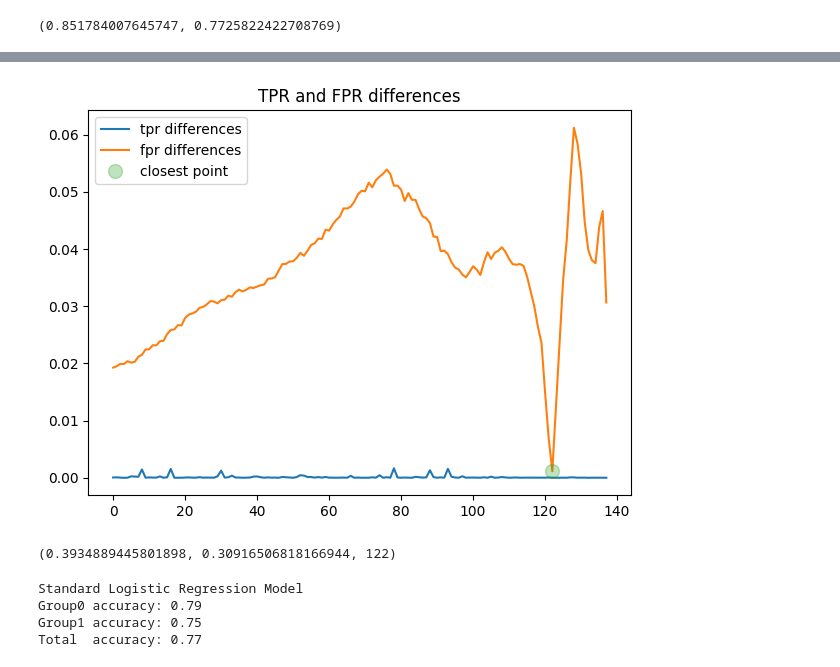
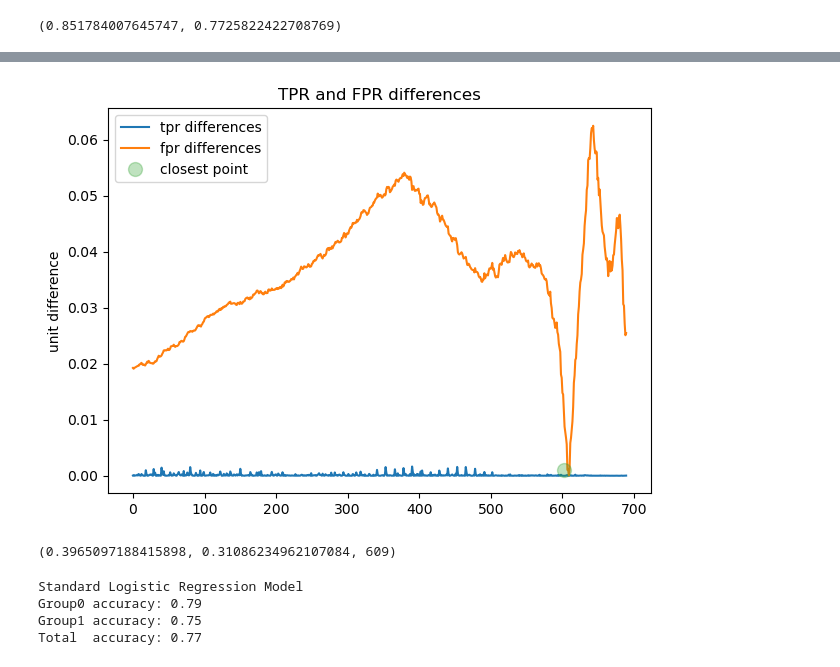
Before and after one commit to Xannadoo/Algorithmic_Fairness_Mandatories, a Jupyter notebook: Mandatory_1/afae24-assignment.ipynb, the cells around one changed output, grey strips where cells are left out. Saved outputs shown, nothing was run; the diff lists cells and outputs as text; code cells hidden in the pictures.

Commit message:
alternate thresholds found + altertnate method added

```diff
--- a/Mandatory_1/afae24-assignment.ipynb
+++ b/Mandatory_1/afae24-assignment.ipynb
@@ -542,32 +466,36 @@ plt.savefig("img/ROC_curve.png", format="png")
 # %%
-#plot the difference between the TPR and the FPR
-#for the two groups at different thresholds
-#We want to choose a threshold for each group that
-#makes the FPRs and TPRs as close as possible for each group
-#as this will equalise the odds across the groups
+# plot the difference between the TPR and the FPR
+# for the two groups at different thresholds
+# We want to choose a threshold for each group that
+# makes the FPRs and TPRs as close as possible for each group
+# as this will equalise the odds across the groups
 
 tpr_diff = []
 fpr_diff = []
 thresholds = []
-for p in np.arange(0.3, 0.99, 0.005):
-    #print(f'\n{p}')
+for p in np.arange(0.3, 0.99, 0.001):
     tpr_diff.append(abs(tpr_1[tpr_1>p][0] - tpr_2[tpr_2>p][0]))
     fpr_diff.append(abs(fpr_1[tpr_1>p][0] - fpr_2[tpr_2>p][0]))
     thresholds.append((thresholds_1[tpr_1>p][0], thresholds_2[tpr_2>p][0]))
 
 _, ax = plt.subplots(1,1, figsize=(7,5))
 
+ax.set_ylabel("unit difference") # Optional label, title is pretty self explanatory
+ax.set_xlabel("") # Not sure what to label x-axis. Iteration?
+
 ax.plot(tpr_diff, label='tpr differences')
 ax.plot(fpr_diff, label='fpr differences')
-ax.plot(122,0.00111, ms=10,
+ax.plot(602,0.00111, ms=10,
         marker='o', alpha=0.3,
         label='closest point', ls='')
 
 plt.legend()
 plt.title('TPR and FPR differences')
-plt.savefig("img/TPR_FPR_differences.png", format="png");
+#plt.savefig("img/TPR_FPR_differences.png", format="png");
+
+plt.show()
 # %% [output]
-[figure, old version]
+[figure, new version]
 # %%
 #choose the point with smallest differences between the groups tpr, and fpr rates.
 
@@ -576,7 +504,7 @@ n = np.argmin(fpr_diff) #we are using the fpr to choose the point as the tpr is
 a, b = thresholds[n]
 a, b, n
 # %% [output]
-(0.3934889445801898, 0.30916506818166944, 122)
+(0.3965097188415898, 0.31086234962107084, 609)
 # %%
 scores_1 = LRclf.predict_proba(X_test[group_test==0])[:,1]
 scores_2 = LRclf.predict_proba(X_test[group_test==1])[:,1]
```
Also changed, not shown: parts of 30 cells of this notebook, 11 other files.
